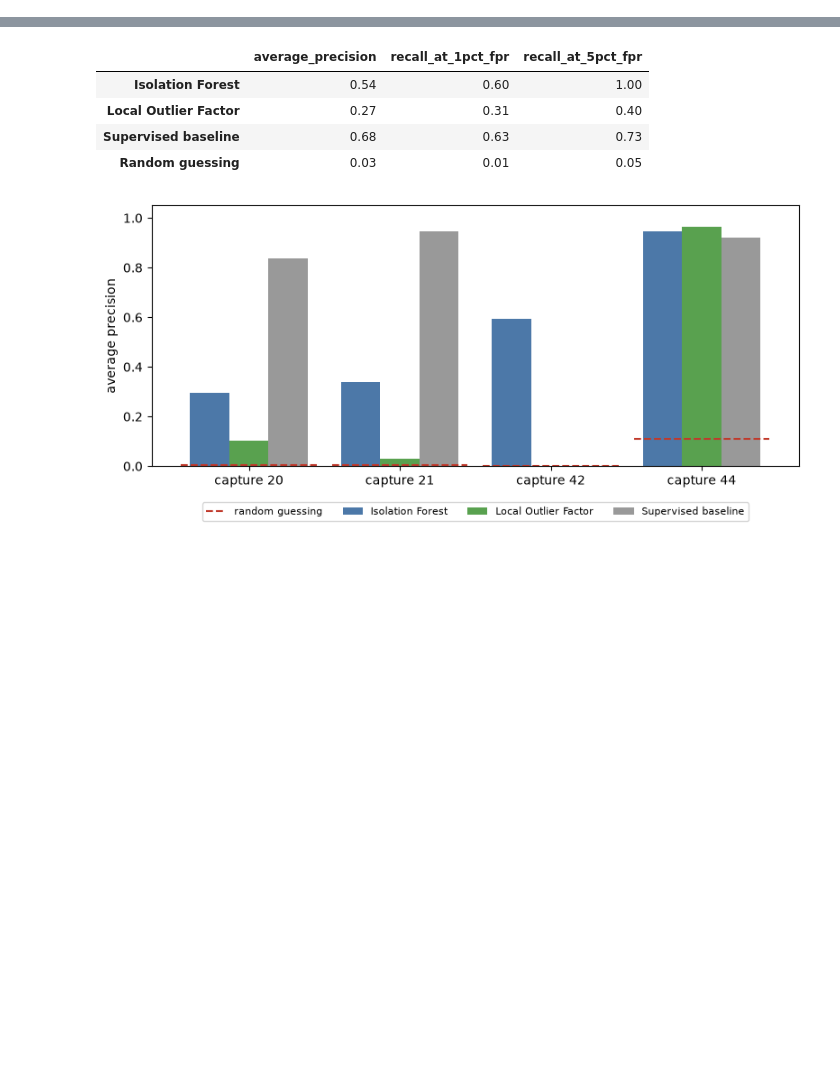
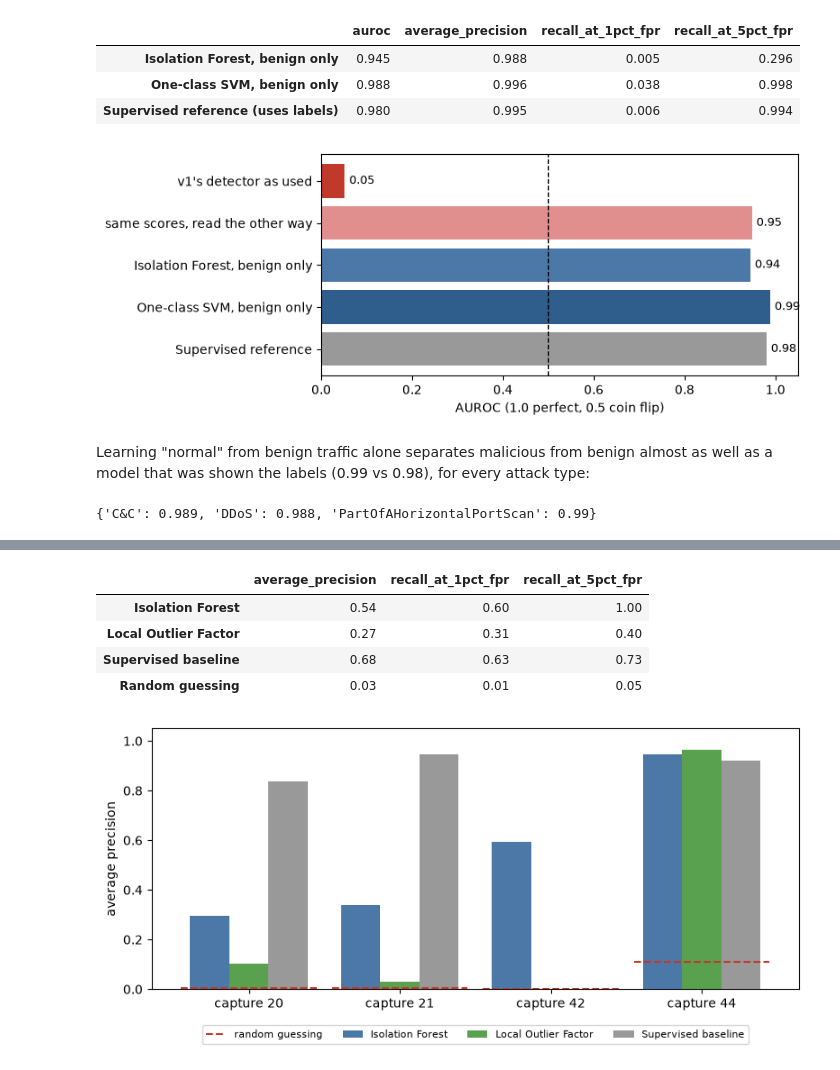
Before and after one commit to G-Eskayo/ML_unsupervised_learning-anomaly-detection-project, a Jupyter notebook: anomaly_detection_v2.ipynb, the cells around one changed output, grey strips where cells are left out. Cells and saved outputs as stored; diff of their text form; code cells hidden in the pictures; blank space fills up the shorter version.

```diff
--- a/anomaly_detection_v2.ipynb
+++ b/anomaly_detection_v2.ipynb
@@ -142,0 +16,12 @@ Every mostly-benign capture held out in turn, three methods:
+# %%
+import sys, json
+sys.path.insert(0, ".")
+import numpy as np, pandas as pd
+import matplotlib.pyplot as plt
+import anomaly_features as af
+import anomaly_experiment as ex
+
+frames, feats = ex.load_all()
+A = ex.study_capture34(frames, feats)          # Part A, about 10 s
+print({c: len(f) for c, f in frames.items()}, "connections per capture")
+print(f"capture 34: {A['malicious']:,} of {A['connections']:,} malicious ({A['share_malicious']:.0%});", A["labels"])
@@ -142,0 +39,4 @@ Every mostly-benign capture held out in turn, three methods:
+# %%
+iso = A["isolation_forest_unsupervised"]
+print(f"AUROC of 'how unusual' for spotting malicious: {iso['auroc']:.3f}   (0.5 = coin flip, 0 = perfectly backwards)")
+print(f"read the other way round:                       {iso['auroc_if_flipped']:.3f}")
@@ -142,0 +143,29 @@ Every mostly-benign capture held out in turn, three methods:
+# %%
+rows = {"Isolation Forest, benign only": A["novelty_isolation_forest"], "One-class SVM, benign only": A["novelty_one_class_svm"],
+        "Supervised reference (uses labels)": A["supervised_reference"]}
+pd.DataFrame(rows).T[["auroc", "average_precision", "recall_at_1pct_fpr", "recall_at_5pct_fpr"]].round(3)
+# %% [output]
+|  | auroc | average_precision | recall_at_1pct_fpr | recall_at_5pct_fpr |
+| Isolation Forest, benign only | 0.945 | 0.988 | 0.005 | 0.296 |
+| One-class SVM, benign only | 0.988 | 0.996 | 0.038 | 0.998 |
+| Supervised reference (uses labels) | 0.980 | 0.995 | 0.006 | 0.994 |
+# %%
+# the headline comparison
+bars = [("v1's detector as used", iso["auroc"], "#c0392b"), ("same scores, read the other way", iso["auroc_if_flipped"], "#e08e8e"),
+        ("Isolation Forest, benign only", A["novelty_isolation_forest"]["auroc"], "#4c78a8"),
+        ("One-class SVM, benign only", A["novelty_one_class_svm"]["auroc"], "#2f5d8c"),
+        ("Supervised reference", A["supervised_reference"]["auroc"], "#999")]
+fig, ax = plt.subplots(figsize=(8, 3.2))
+ax.barh([b[0] for b in bars][::-1], [b[1] for b in bars][::-1], color=[b[2] for b in bars][::-1])
+ax.axvline(0.5, color="k", ls="--", lw=1); ax.set_xlim(0, 1.05); ax.set_xlabel("AUROC (1.0 perfect, 0.5 coin flip)")
+for i, b in enumerate(bars[::-1]): ax.text(b[1] + 0.01, i, f"{b[1]:.2f}", va="center", fontsize=9)
+plt.tight_layout(); plt.show()
+# %% [output]
+[figure, added]
+# %% [markdown]
+Learning "normal" from benign traffic alone separates malicious from benign almost as well as a model that was shown the labels
+(0.99 vs 0.98), for every attack type:
+# %%
+{k: round(v, 3) for k, v in A["novelty_one_class_svm_by_attack"].items()}
+# %% [output]
+{'C&C': 0.989, 'DDoS': 0.988, 'PartOfAHorizontalPortScan': 0.99}
```
Also changed, not shown: parts of 45 cells of this notebook, 9 other files.
